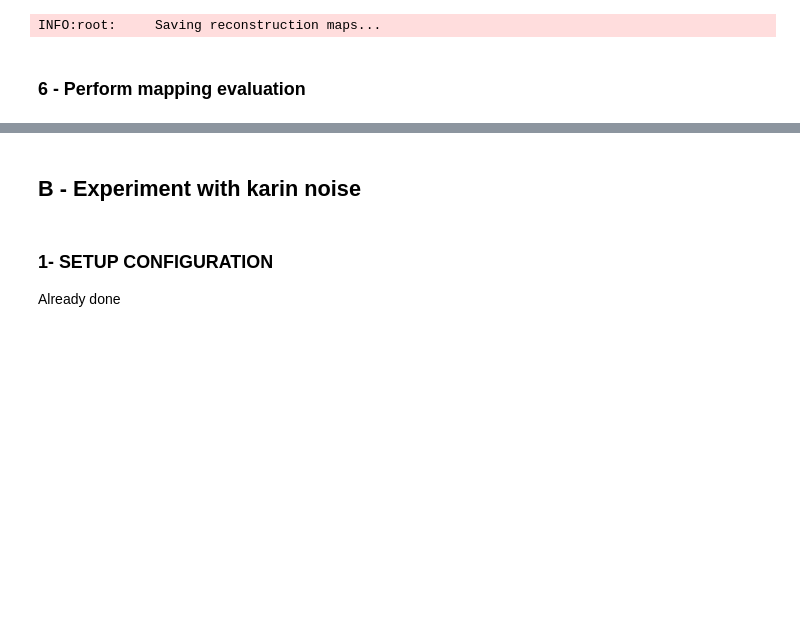
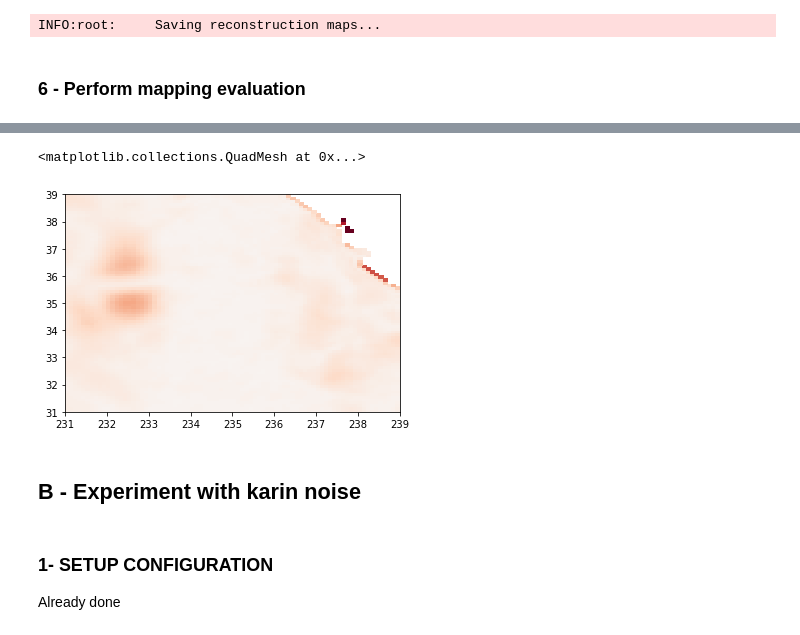
Before and after one commit to ocean-data-challenges/2023b_SSHmapping_HF_California, a Jupyter notebook: notebooks/demo_perform_oi.ipynb, the cells around one changed output, grey strips where cells are left out. Drawn from its saved outputs; the diff is of its cells as text; code cells hidden in the pictures; blank space fills up the shorter version.

```diff
--- a/notebooks/demo_perform_oi.ipynb
+++ b/notebooks/demo_perform_oi.ipynb
@@ -181,3 +262,33 @@ Wall time: 11min 4s
+# %%
+# Nature run SSH for regriding reconstructed maps and for mapping evaluation
+
+path_ref = '/Users/sammymetref/Documents/DataChallenges/DC_IW_crossoverCal/2022a_mapping_HFdynamic/data/dc_ref_eval/'
+
+# Download reference from opendap
+if not os.path.isdir(path_ref):
+    !wget https://ige-meom-opendap.univ-grenoble-alpes.fr/thredds/fileServer/meomopendap/extract/ocean-data-challenges/dc/dc_calXover/dc_ref_eval.tar.gz
+    !tar -xvf dc_ref_eval.tar.gz --directory data/
+    !rm -f dc_ref_eval.tar.gz
+
+dc_ref = xr.open_mfdataset(path_ref+'*', combine='nested', concat_dim='time', parallel=True)
+dc_ref = dc_ref.sortby('time')
+
+
+# Select dc_ref sample
+dc_ref_sample = dc_ref.sel(time=slice(time_min, time_max))
+dc_ref_sample = dc_ref_sample.sel(lon=slice(lon_min+0.001, lon_max-0.001))
+dc_ref_sample = dc_ref_sample.sel(lat=slice(lat_min+0.001, lat_max-+0.001))
+del dc_ref
+
+# Rename reference variables
+ref_var = {
+    'lon' : 'lon',
+    'lat' : 'lat',
+    'time' : 'time',
+    'ssh' : 'ssh'
+
+}
+dc_ref_sample = dc_ref_sample.rename(ref_var)
 # %%
 # Rename variables
 reconstruct_var = {
@@ -244,3 +412,9 @@ Summary of the leaderboard metrics:
+# %%
+
+plt.pcolormesh(ds_my_oi1_maps.lon,ds_my_oi1_maps.lat,rmse_xy_oi1, cmap='RdBu_r', vmin=-0.4, vmax=0.4)
+# %% [output]
+<matplotlib.collections.QuadMesh at 0x...>
+[figure, added]
 # %% [markdown]
 ## B - Experiment with karin noise
 # %% [markdown]
```
Also changed, not shown: parts of 26 cells of this notebook, 1 other file.
